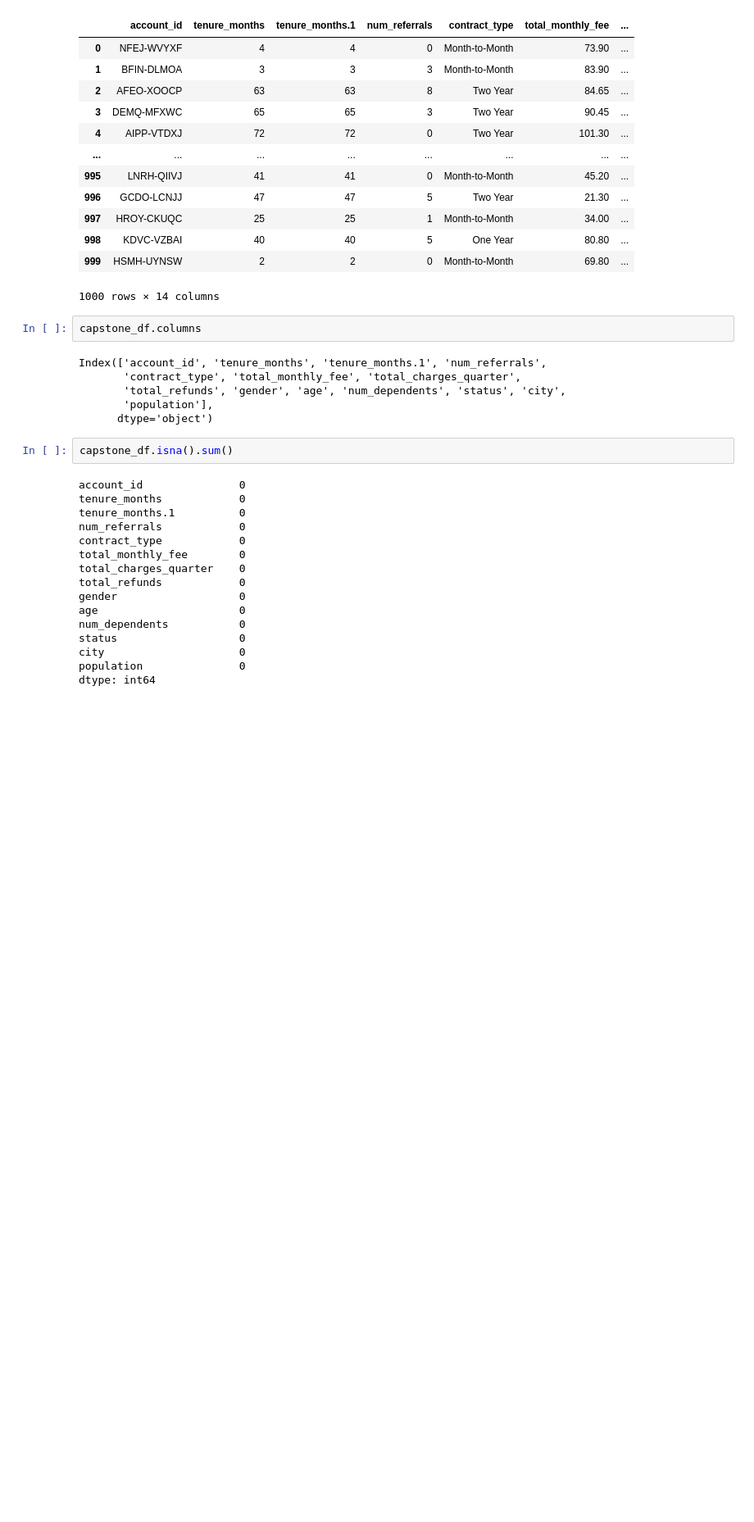
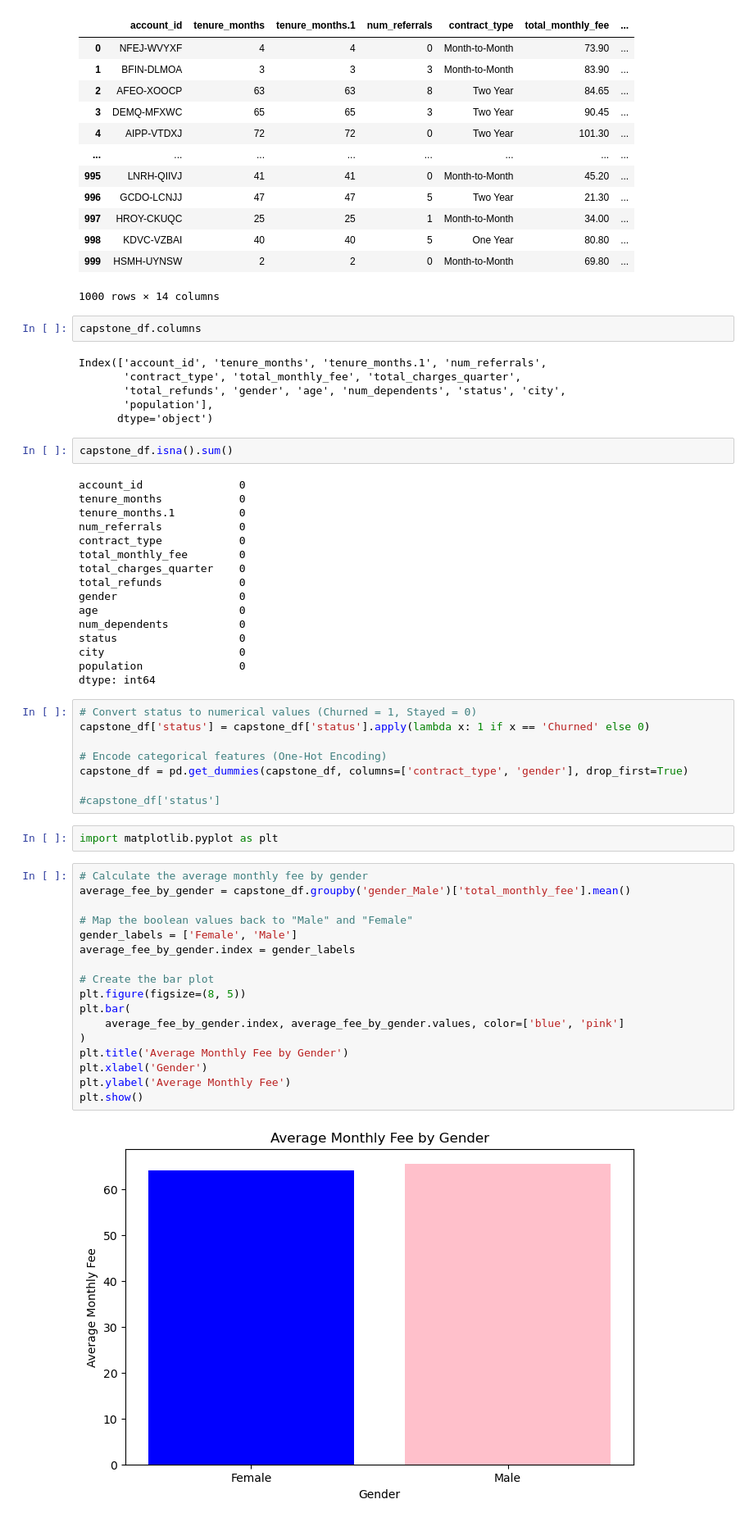
Before and after one commit to YuanxinHaw/AI300_Projects, a Jupyter notebook: Capstone.ipynb, the cells around one changed output. Shown at 82% size. Drawn from its saved outputs; the diff is of its cells as text; blank space fills up the shorter version.

```diff
--- a/Capstone.ipynb
+++ b/Capstone.ipynb
@@ -44,3 +43,32 @@ status                   0
 city                     0
 population               0
 dtype: int64
+# %%
+# Convert status to numerical values (Churned = 1, Stayed = 0)
+capstone_df['status'] = capstone_df['status'].apply(lambda x: 1 if x == 'Churned' else 0)
+
+# Encode categorical features (One-Hot Encoding)
+capstone_df = pd.get_dummies(capstone_df, columns=['contract_type', 'gender'], drop_first=True)
+
+#capstone_df['status']
+# %%
+import matplotlib.pyplot as plt
+# %%
+# Calculate the average monthly fee by gender
+average_fee_by_gender = capstone_df.groupby('gender_Male')['total_monthly_fee'].mean()
+
+# Map the boolean values back to "Male" and "Female"
+gender_labels = ['Female', 'Male']
+average_fee_by_gender.index = gender_labels
+
+# Create the bar plot
+plt.figure(figsize=(8, 5))
+plt.bar(
+    average_fee_by_gender.index, average_fee_by_gender.values, color=['blue', 'pink']
+)
+plt.title('Average Monthly Fee by Gender')
+plt.xlabel('Gender')
+plt.ylabel('Average Monthly Fee')
+plt.show()
+# %% [output]
+[figure, added]
```
Also changed, not shown: parts of 8 cells of this notebook.
